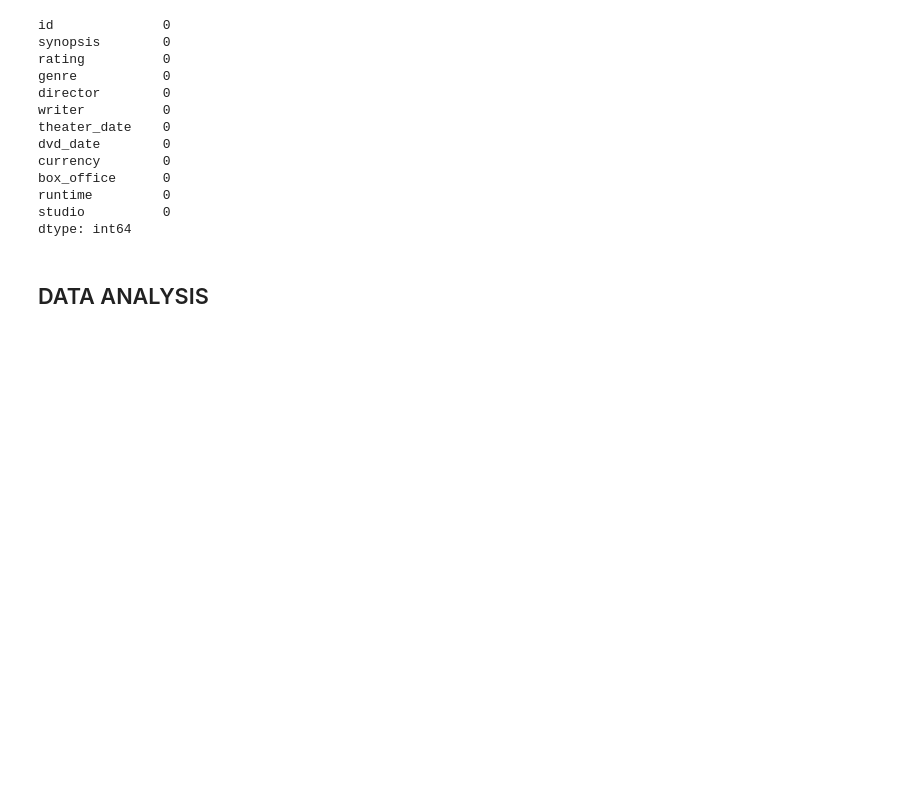
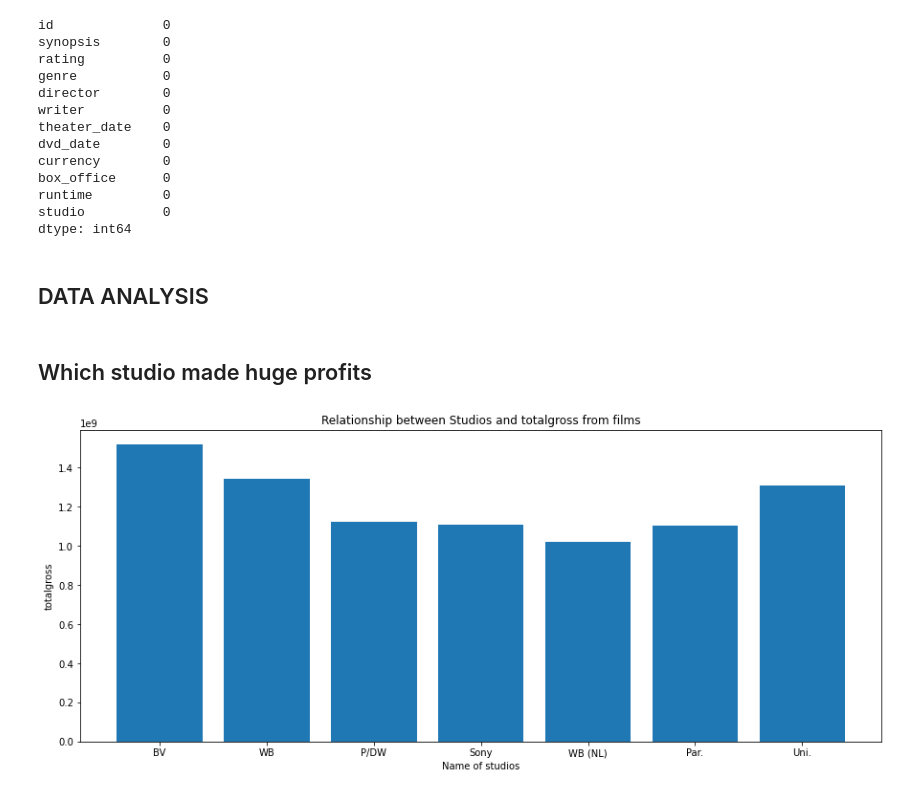
Before and after one commit to Firdosamohamed/dsc-phase-1-project--film-industry-analysis, a Jupyter notebook: student.ipynb, the cells around one changed output. Drawn from its saved outputs; the diff is of its cells as text; code cells hidden in the pictures; blank space fills up the shorter version.

```diff
--- a/student.ipynb
+++ b/student.ipynb
@@ -107,3 +107,6 @@ domestic_gross      28
 foreign_gross     1350
 year                 0
 dtype: int64
+# %%
+bom_movie_df['totalgross'] = bom_movie_df['foreign_gross'] + bom_movie_df['domestic_gross']
+bom_movie_df
@@ -109,0 +142,3 @@ dtype: int64
+# %%
+bom_movie_df = bom_movie_df[bom_movie_df['totalgross'] > 1000000000] # filtering the dataset to only the domestic gross above $100000000
+bom_movie_df
@@ -344,3 +397,14 @@ studio          0
 dtype: int64
 # %% [markdown]
 ## DATA ANALYSIS
+# %% [markdown]
+## Which studio made huge profits
+# %%
+fig, ax = plt.subplots(figsize=(15,6))
+plt.bar( x= bom_movie_df.studio, height= bom_movie_df.totalgross)
+plt.xlabel('Name of studios')
+plt.ylabel('totalgross')
+plt.title('Relationship between Studios and totalgross from films')
+plt.show()
+# %% [output]
+[figure, added]
```
Also changed, not shown: parts of 8 cells of this notebook.
